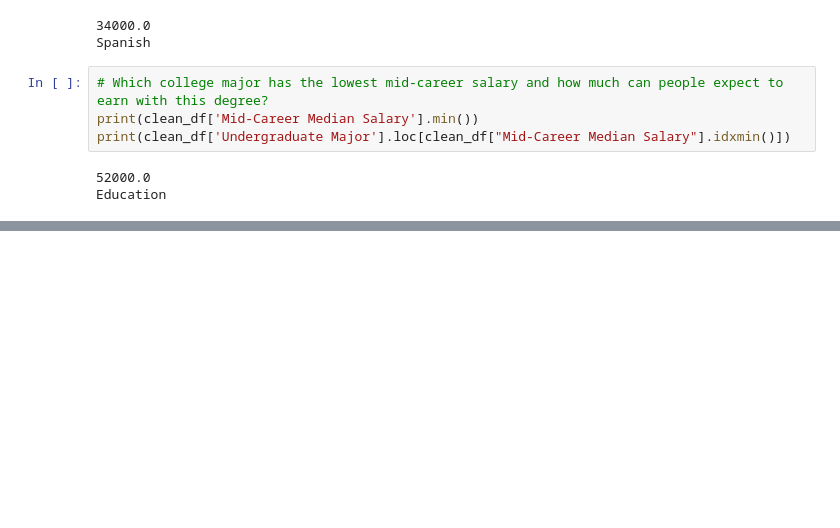
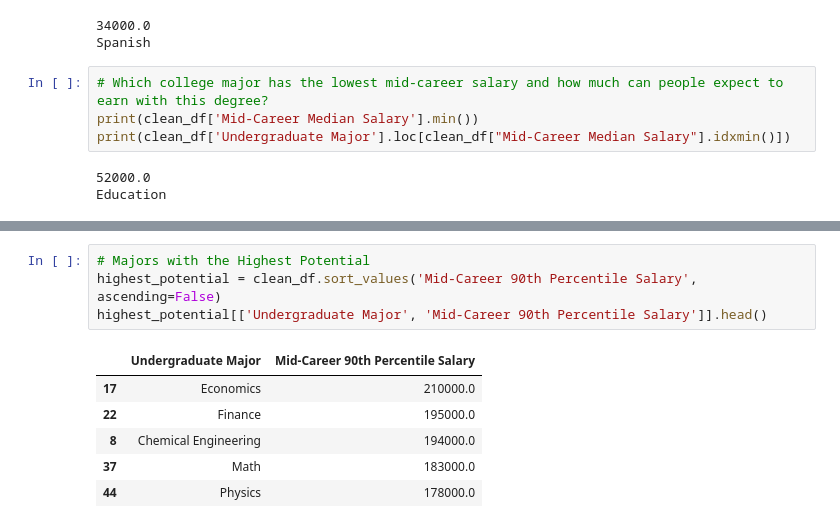
Before and after one commit to souvik119/Python100DaysOfCode, a Jupyter notebook: Data_analysis/data_exploration_college_major.ipynb, the cells around one changed output, grey strips where cells are left out. Cells and saved outputs as stored; diff of their text form; blank space fills up the shorter version.

```diff
--- a/Data_analysis/data_exploration_college_major.ipynb
+++ b/Data_analysis/data_exploration_college_major.ipynb
@@ -119,0 +137,11 @@ clean_df.head()
+# %%
+# Majors with the Highest Potential
+highest_potential = clean_df.sort_values('Mid-Career 90th Percentile Salary', ascending=False)
+highest_potential[['Undergraduate Major', 'Mid-Career 90th Percentile Salary']].head()
+# %% [output]
+|  | Undergraduate Major | Mid-Career 90th Percentile Salary |
+| 17 | Economics | 210000.0 |
+| 22 | Finance | 195000.0 |
+| 8 | Chemical Engineering | 194000.0 |
+| 37 | Math | 183000.0 |
+| 44 | Physics | 178000.0 |
```
Also changed, not shown: parts of 3 cells of this notebook.
